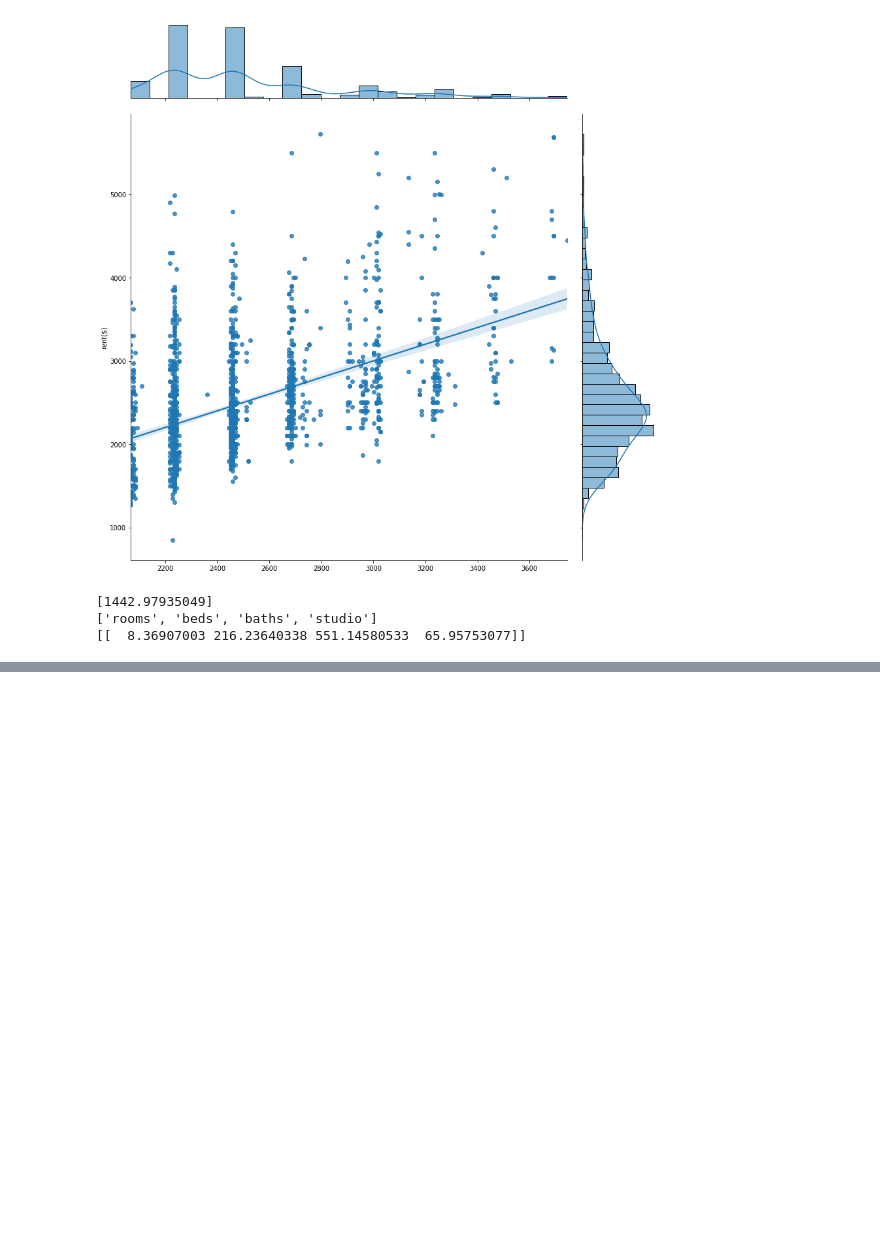
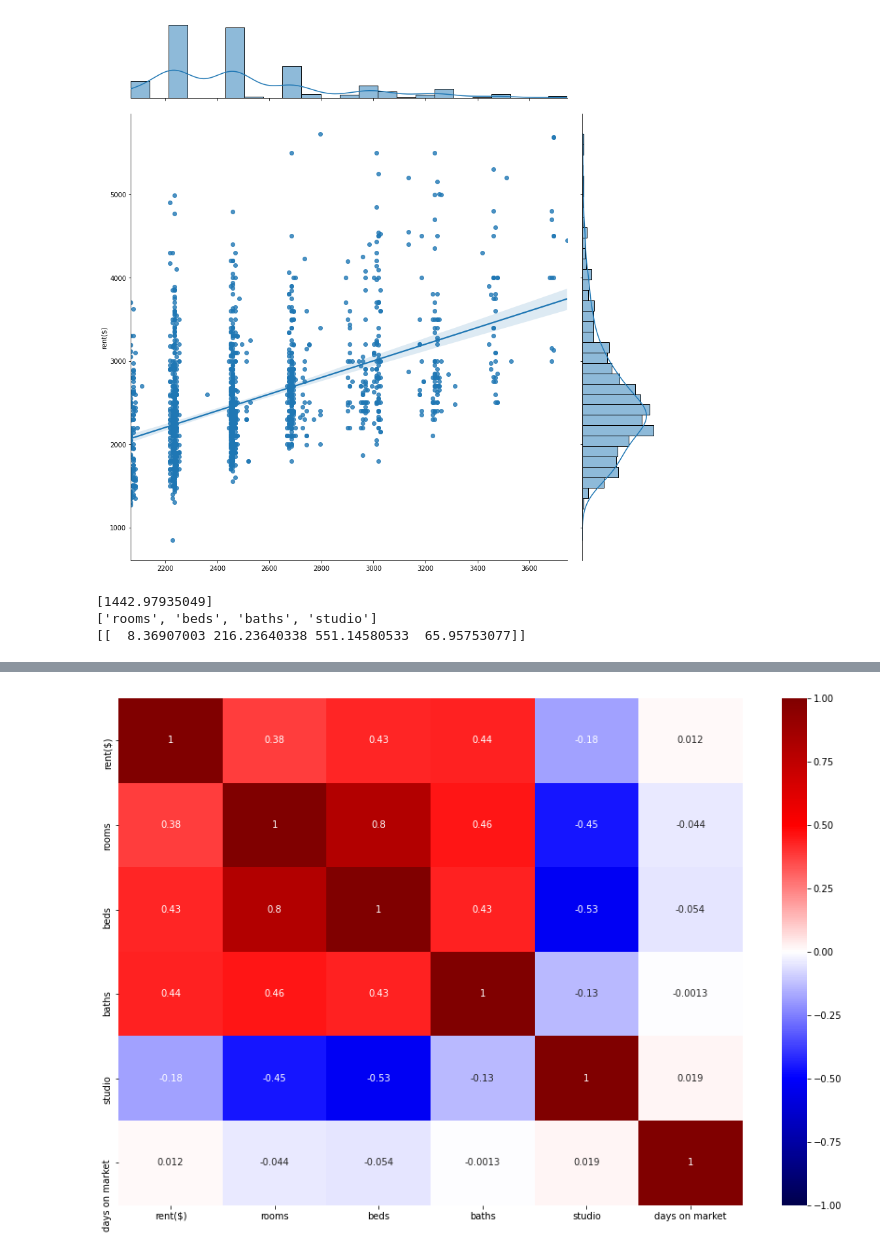
Before and after one commit to nickdellaquilo/Apartment-Regression, a Jupyter notebook: Final Regression.ipynb, the cells around one changed output, grey strips where cells are left out. Cells and saved outputs as stored; diff of their text form; code cells hidden in the pictures; blank space fills up the shorter version.

```diff
--- a/Final Regression.ipynb
+++ b/Final Regression.ipynb
@@ -105,0 +121,4 @@ print(lr.coef_)
+# %%
+simple_df2 = df.iloc[:, 1:7]
+print(simple_df2.shape)
+simple_df2.head()
@@ -105,0 +133,5 @@ print(lr.coef_)
+# %%
+plt.figure(figsize = (15, 10))
+sns.heatmap(simple_df2.corr(), cmap="seismic", annot=True, vmin=-1, vmax=1);
+# %% [output]
+[figure, added]
```
Also changed, not shown: parts of 17 cells of this notebook.
